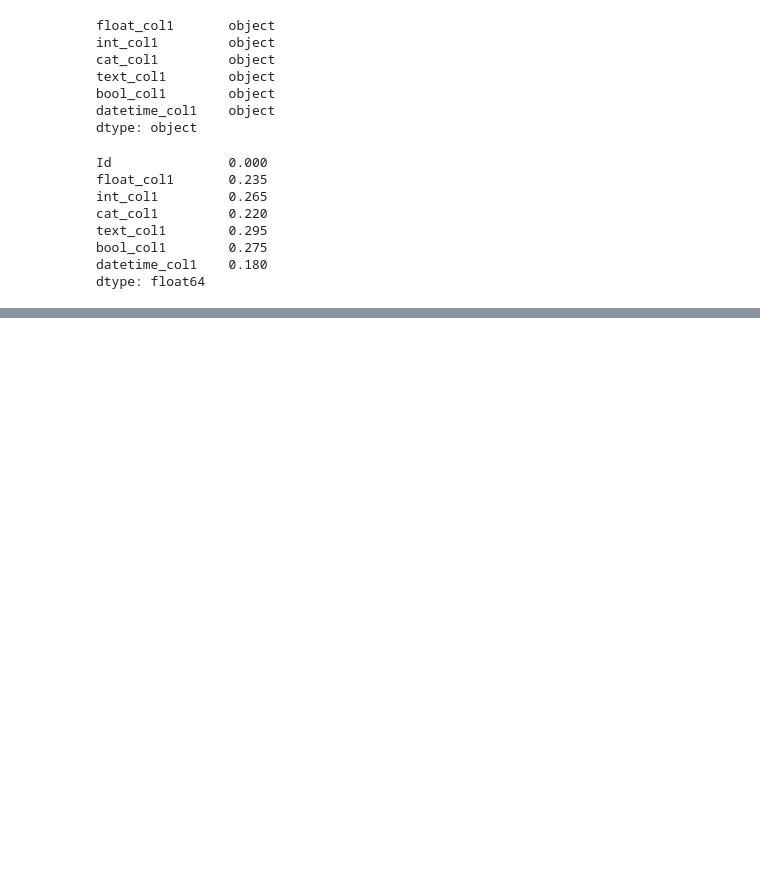
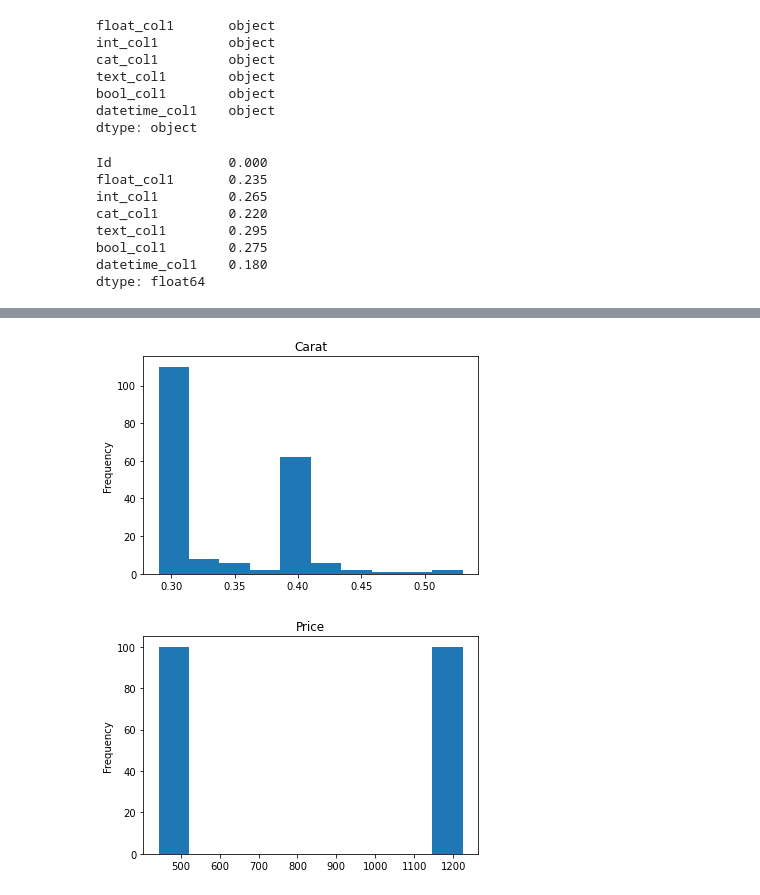
Before and after one commit to chrischow/ravenpoint, a Jupyter notebook: experimentation/experimentation.ipynb, the cells around one changed output, grey strips where cells are left out. Saved outputs shown, nothing was run; the diff lists cells and outputs as text; code cells hidden in the pictures; blank space fills up the shorter version.

```diff
--- a/experimentation/experimentation.ipynb
+++ b/experimentation/experimentation.ipynb
@@ -421,0 +555,9 @@ dtype: float64
+# %%
+df = pd.DataFrame()
+# %%
+for i in tqdm(range(949)):
+    data = get_diamond_data(i)
+    temp_df = process_data(data)
+    df = df.append(temp_df)
+# %%
+df_clean = df.drop_duplicates()
@@ -421,0 +628,12 @@ dtype: float64
+# %%
+# Data cleaning
+df_clean.loc[:, 'culet'] = df_clean.culet.replace({
+  'NON': 'NONE',
+  'N': 'NONE'
+}).values
+
+df_clean.loc[:, 'fluorescence'] = df_clean.fluorescence.replace({'Very Strong': 'Med or Better', 'Med': 'Med or Better'}).values
+df_clean.loc[:, 'symmetry'] = df_clean.symmetry.replace({'G': 'GD'}).values
+df_clean.loc[:, 'price'] = pd.to_numeric(df_clean.price.astype(str).str.replace('SGD ', '', regex=True) \
+    .str.replace(',', '', regex=False))
+df_clean['carat'] = pd.to_numeric(df_clean.carat)
@@ -421,0 +651,11 @@ dtype: float64
+# %%
+df_clean['carat'].plot.hist(bins=10)
+plt.title('Carat')
+plt.show()
+
+df_clean['price'].plot.hist(bins=10)
+plt.title('Price')
+plt.show()
+# %% [output]
+[figure, added]
+[figure, added]
```
Also changed, not shown: parts of 12 cells of this notebook, 1 other file.
